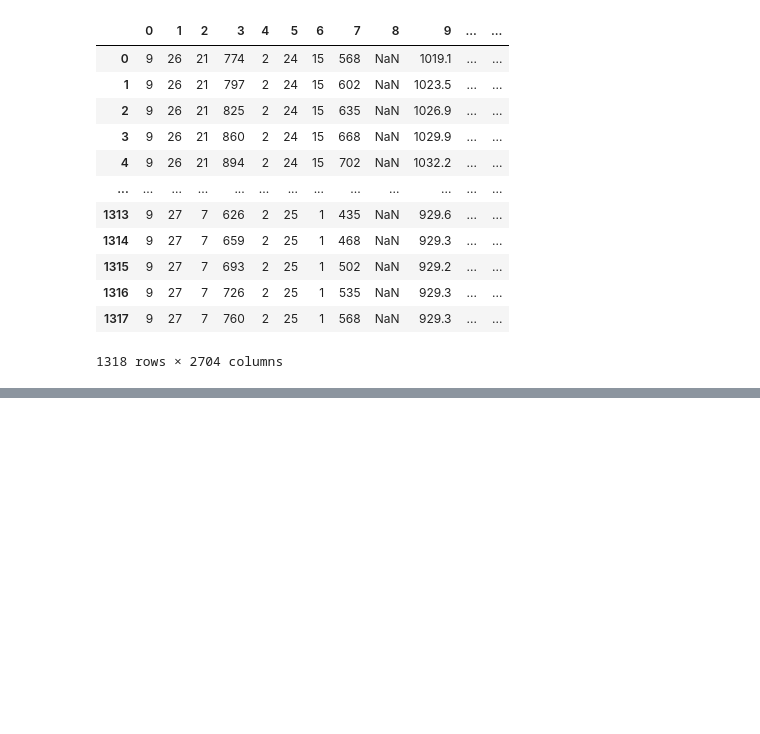
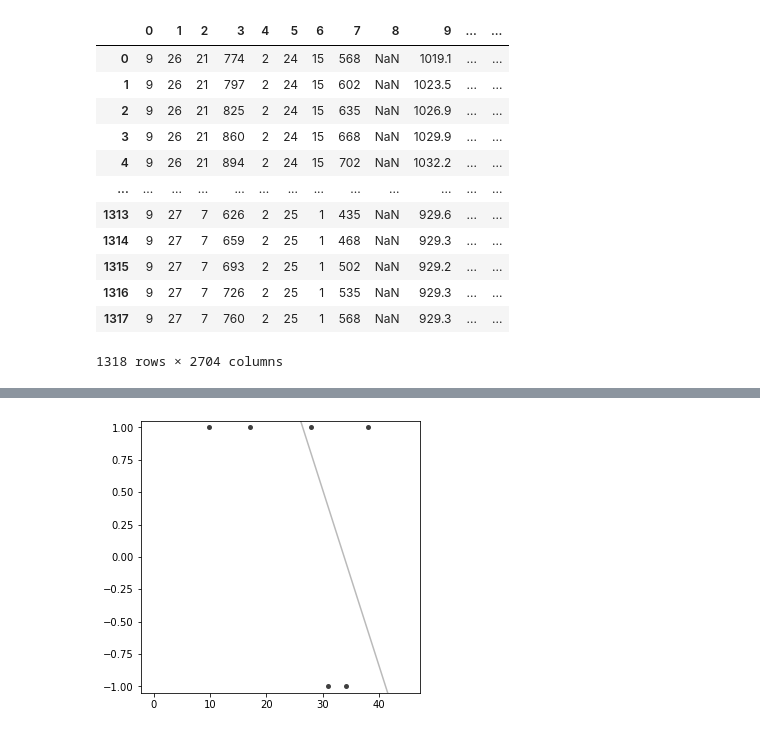
Before and after one commit to MarcusPirx/StroopPhdThesis, a Jupyter notebook: jupyter/main.ipynb, the cells around one changed output, grey strips where cells are left out. Drawn from its saved outputs; the diff is of its cells as text; code cells hidden in the pictures; blank space fills up the shorter version.

```diff
--- a/jupyter/main.ipynb
+++ b/jupyter/main.ipynb
@@ -625,3 +625,6 @@ pd.read_csv("E:\ADHD\StroopPhdThesis\HDRecs\Sp_TEST3\\test_20210531_09_26_21_2D.
 | 1316 | 9 | 27 | 7 | 726 | 2 | 25 | 1 | 535 | NaN | 929.3 | ... | ... |
 | 1317 | 9 | 27 | 7 | 760 | 2 | 25 | 1 | 568 | NaN | 929.3 | ... | ... |
 1318 rows × 2704 columns
+# %%
+data=pd.read_csv("E:\ADHD\StroopPhdThesis\\result\Sp_TEST3\sp3_useable_data.csv",sep='\t')
+data
@@ -627,0 +639,16 @@ pd.read_csv("E:\ADHD\StroopPhdThesis\HDRecs\Sp_TEST3\\test_20210531_09_26_21_2D.
+# %%
+from sklearn.linear_model import LogisticRegression
+x=np.array(data.speech_begin).reshape(-1,1)
+y=np.array([1 if x=='correct' else -1 for x in list(data.result)])
+clf=LogisticRegression(random_state=1).fit(x,y)
+slope=clf.coef_[0][0]
+intercept=clf.intercept_[0]
+# plot logistic regression
+fig=plt.figure(figsize=(5,5))
+plt.plot(x.squeeze(),y,marker='.',ls='',mew=2,color="#404040")
+plt.plot([0,45],[intercept,intercept+45*slope],color='#bababa')
+plt.ylim(-1.05,1.05)
+plt.xlabel()
+plt.show()
+# %% [output]
+[figure, added]
```
Also changed, not shown: parts of 2 cells of this notebook, 3 other files.
